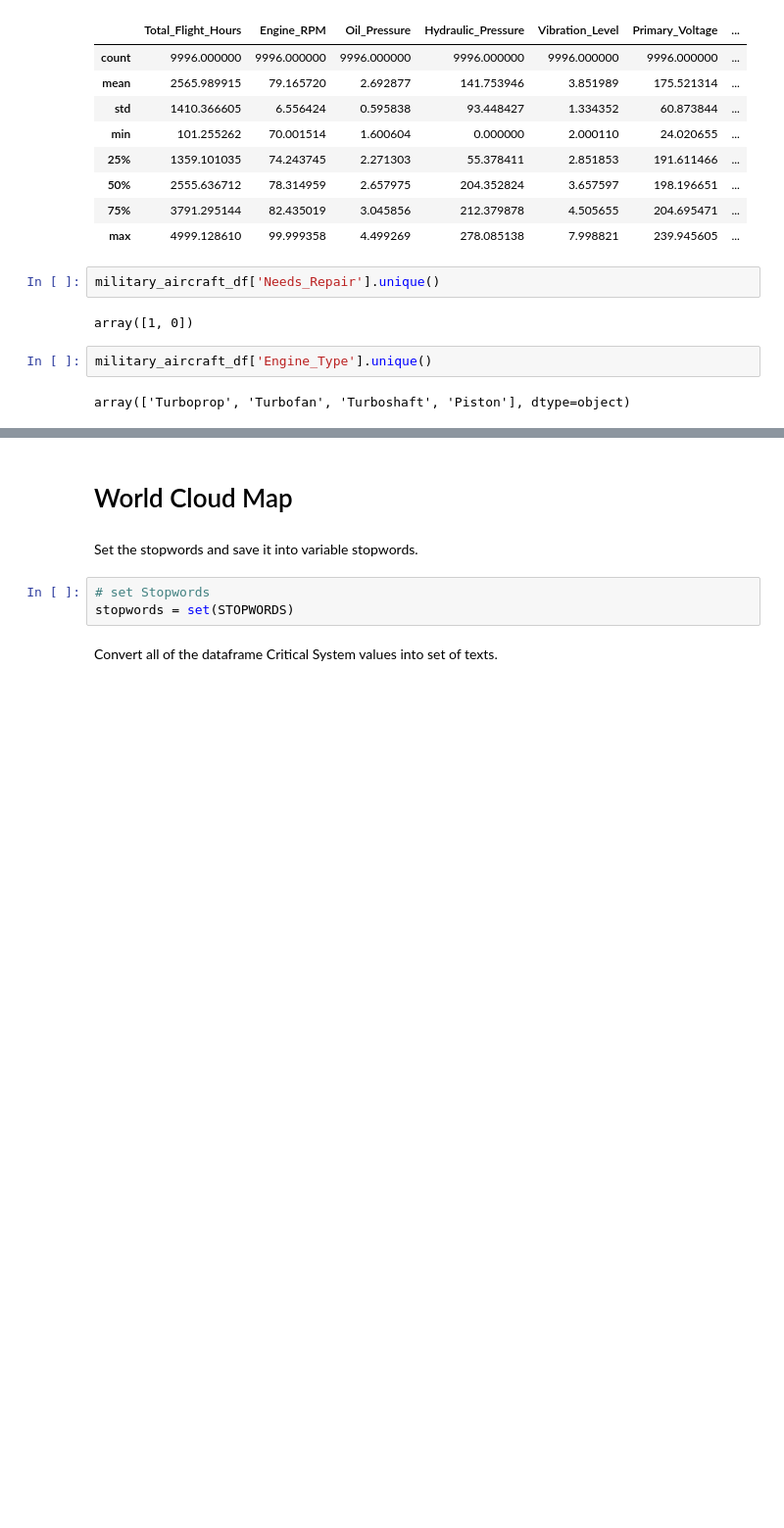
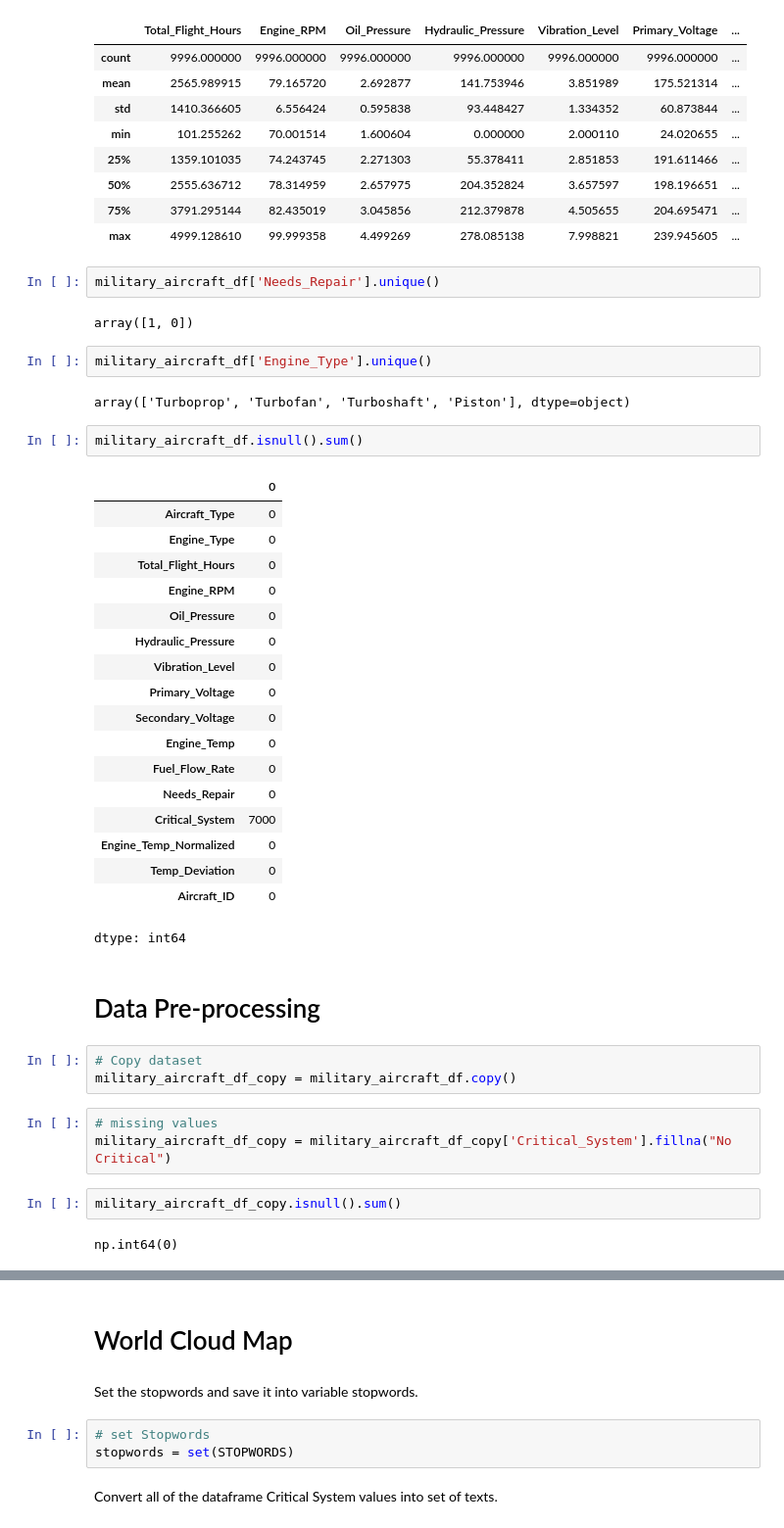
Before and after one commit to Ichsan4Fa/military_aircraft_health_data_analysis, a Jupyter notebook: military_aircraft_health_dataset.ipynb, the cells around one changed output, grey strips where cells are left out. Shown at 98% size. Cells and saved outputs as stored; diff of their text form; blank space fills up the shorter version.

Commit message:
feat: missing values and duplicated solved

```diff
--- a/military_aircraft_health_dataset.ipynb
+++ b/military_aircraft_health_dataset.ipynb
@@ -70,3 +66,36 @@ array([1, 0])
 military_aircraft_df['Engine_Type'].unique()
 # %% [output]
 array(['Turboprop', 'Turbofan', 'Turboshaft', 'Piston'], dtype=object)
+# %%
+military_aircraft_df.isnull().sum()
+# %% [output]
+|  | 0 |
+| Aircraft_Type | 0 |
+| Engine_Type | 0 |
+| Total_Flight_Hours | 0 |
+| Engine_RPM | 0 |
+| Oil_Pressure | 0 |
+| Hydraulic_Pressure | 0 |
+| Vibration_Level | 0 |
+| Primary_Voltage | 0 |
+| Secondary_Voltage | 0 |
+| Engine_Temp | 0 |
+| Fuel_Flow_Rate | 0 |
+| Needs_Repair | 0 |
+| Critical_System | 7000 |
+| Engine_Temp_Normalized | 0 |
+| Temp_Deviation | 0 |
+| Aircraft_ID | 0 |
+dtype: int64
+# %% [markdown]
+# Data Pre-processing
+# %%
+# Copy dataset
+military_aircraft_df_copy = military_aircraft_df.copy()
+# %%
+# missing values
+military_aircraft_df_copy = military_aircraft_df_copy['Critical_System'].fillna("No Critical")
+# %%
+military_aircraft_df_copy.isnull().sum()
+# %% [output]
+np.int64(0)
```
Also changed, not shown: parts of 9 cells of this notebook.
